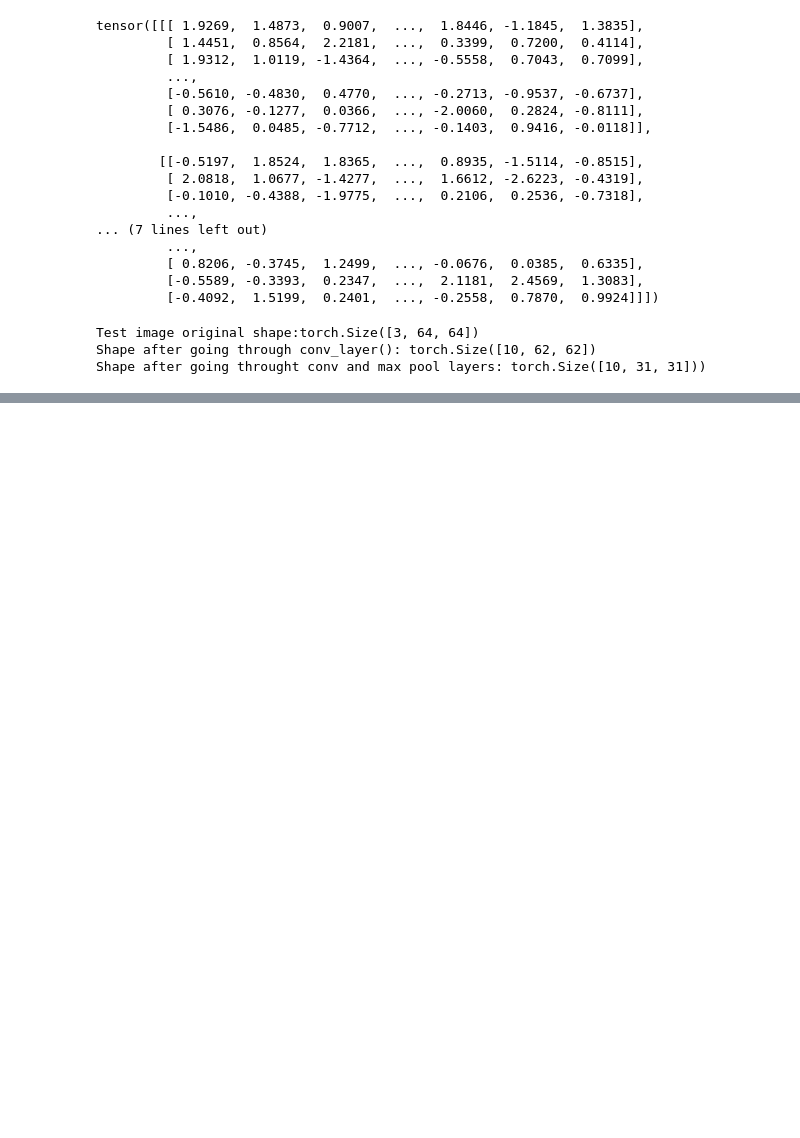
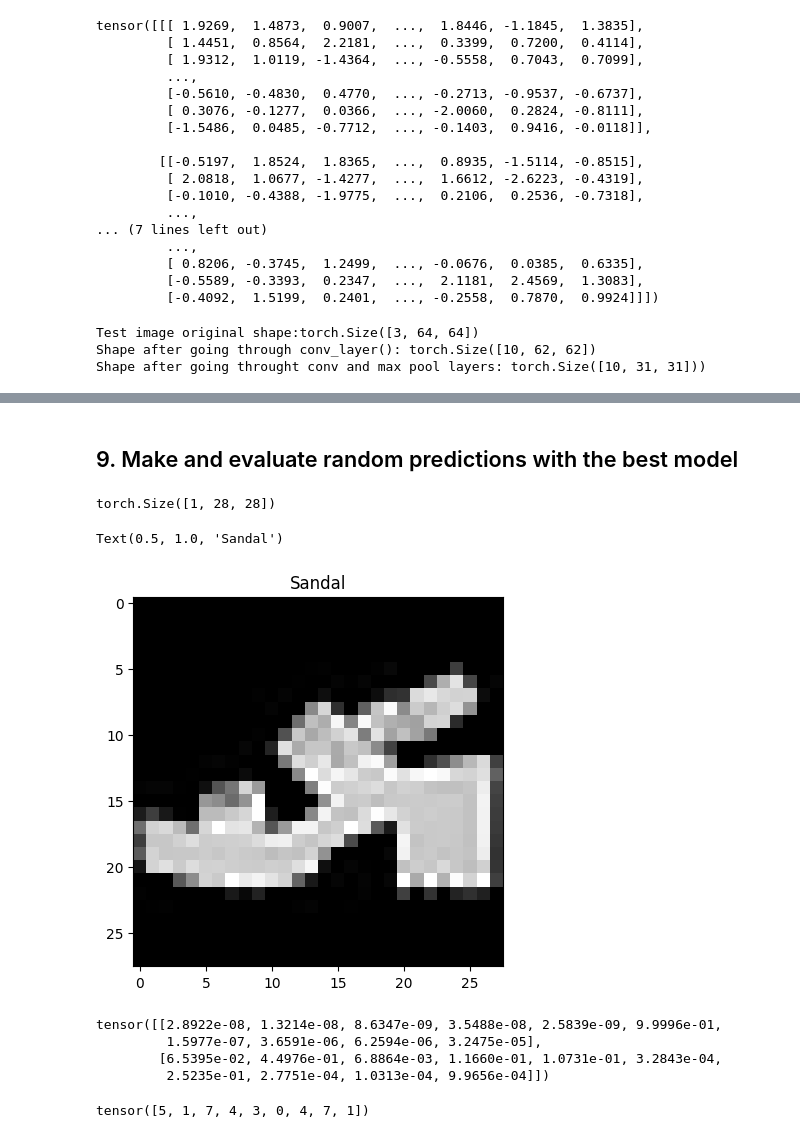
Before and after one commit to gauthiermartin/deeplearning-with-pytorch-course, a Jupyter notebook: 03_pytorch_computer_vision.ipynb, the cells around one changed output, grey strips where cells are left out. Saved outputs shown, nothing was run; the diff lists cells and outputs as text; code cells hidden in the pictures; blank space fills up the shorter version.

```diff
--- a/03_pytorch_computer_vision.ipynb
+++ b/03_pytorch_computer_vision.ipynb
@@ -974,0 +1125,2 @@ Max Pool Tensor Shape: torch.Size([1, 1, 1, 1])
+# %% [markdown]
+## 9. Make and evaluate random predictions with the best model
@@ -974,0 +1155,41 @@ Max Pool Tensor Shape: torch.Size([1, 1, 1, 1])
+# %%
+import random
+random.seed(42)
+
+test_samples = []
+test_labels = []
+
+for sample, label in random.sample(list(test_data), k=9):
+  test_samples.append(sample)
+  test_labels.append(label)
+
+
+# View the first sample shape
+test_samples[0].shape
+# %% [output]
+torch.Size([1, 28, 28])
+# %%
+plt.imshow(test_samples[0].squeeze(), cmap="gray")
+plt.title(class_names[test_labels[0]])
+# %% [output]
+Text(0.5, 1.0, 'Sandal')
+[figure, added]
+# %%
+# Make predicitions
+pred_probs = make_predictions(
+    model=model_2,
+    data=test_samples
+)
+
+pred_probs[:2]
+# %% [output]
+tensor([[2.8922e-08, 1.3214e-08, 8.6347e-09, 3.5488e-08, 2.5839e-09, 9.9996e-01,
+         1.5977e-07, 3.6591e-06, 6.2594e-06, 3.2475e-05],
+        [6.5395e-02, 4.4976e-01, 6.8864e-03, 1.1660e-01, 1.0731e-01, 3.2843e-04,
+         2.5235e-01, 2.7751e-04, 1.0313e-04, 9.9656e-04]])
+# %%
+# Convert prediction probabilities to labels
+pred_classes = pred_probs.argmax(dim=1)
+pred_classes
+# %% [output]
+tensor([5, 1, 7, 4, 3, 0, 4, 7, 1])
```
Also changed, not shown: parts of 21 cells of this notebook.
